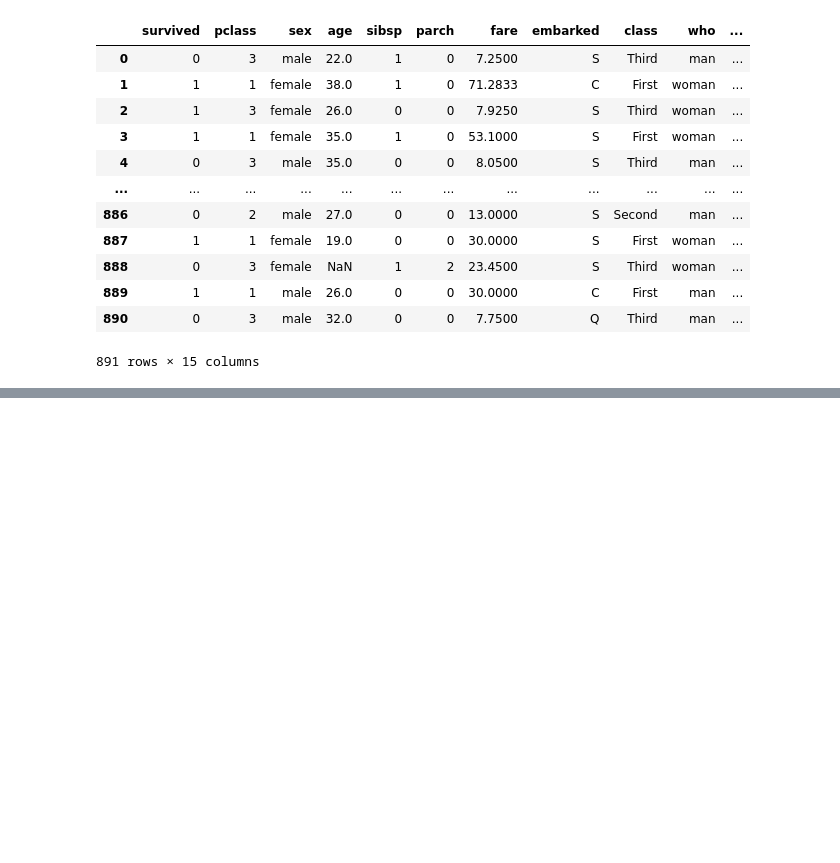
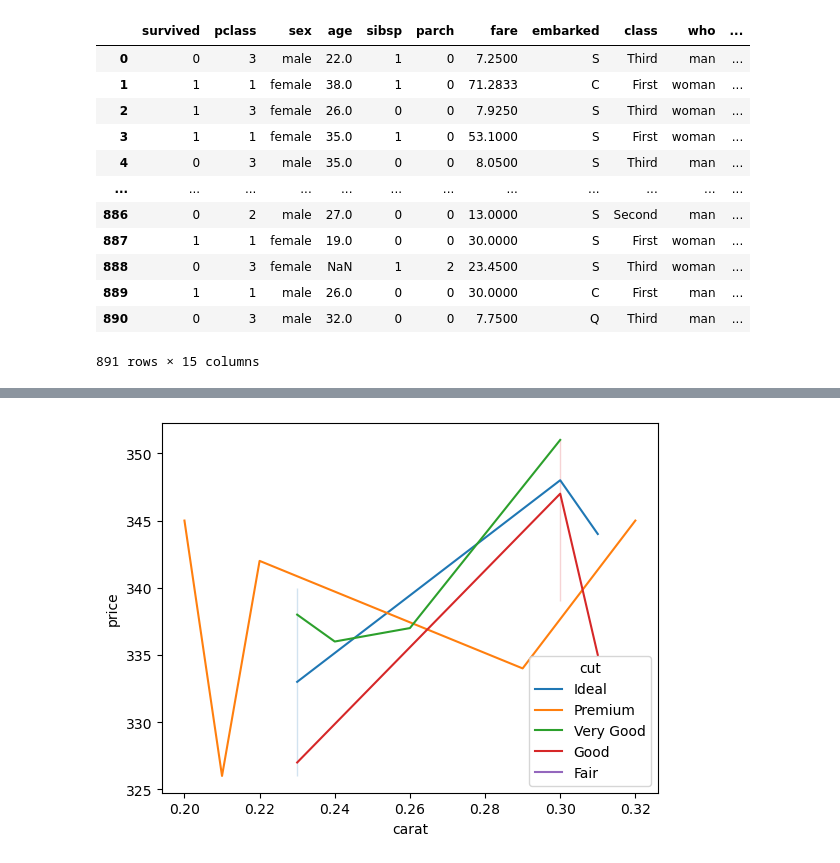
Before and after one commit to arsalanwani/Analytics, a Jupyter notebook: Seaborn/index.ipynb, the cells around one changed output, grey strips where cells are left out. Cells and saved outputs as stored; diff of their text form; code cells hidden in the pictures; blank space fills up the shorter version.

```diff
--- a/Seaborn/index.ipynb
+++ b/Seaborn/index.ipynb
@@ -62,0 +72,4 @@ d1
+# %%
+d3=sns.load_dataset("diamonds")
+# %%
+d4=d3.head(20)
@@ -62,0 +96,4 @@ d1
+# %%
+d4=sns.lineplot(x="carat",y="price",hue="cut",data=d4)
+# %% [output]
+[figure, added]
```
Also changed, not shown: parts of 6 cells of this notebook.
